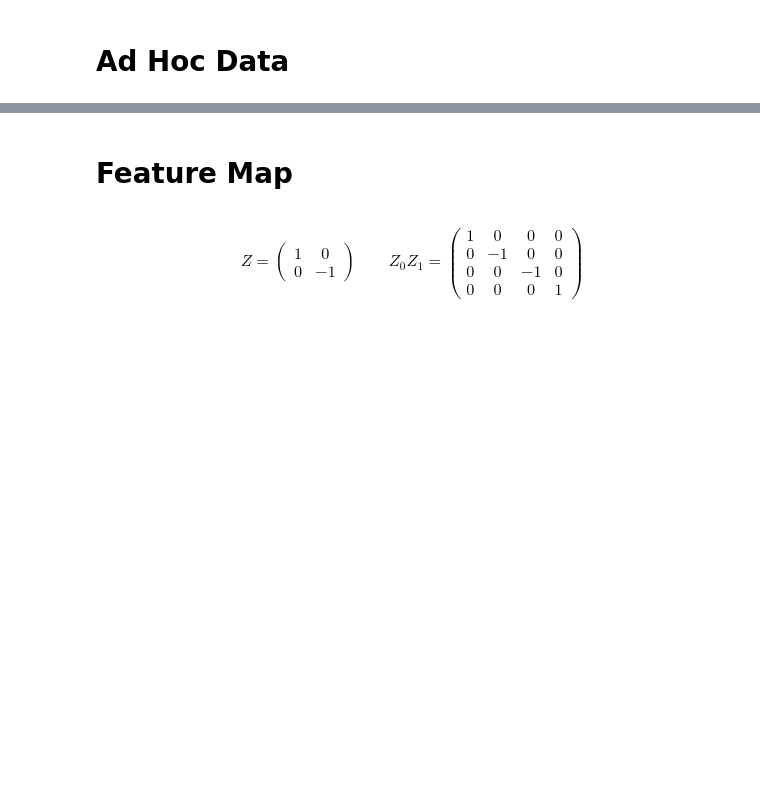
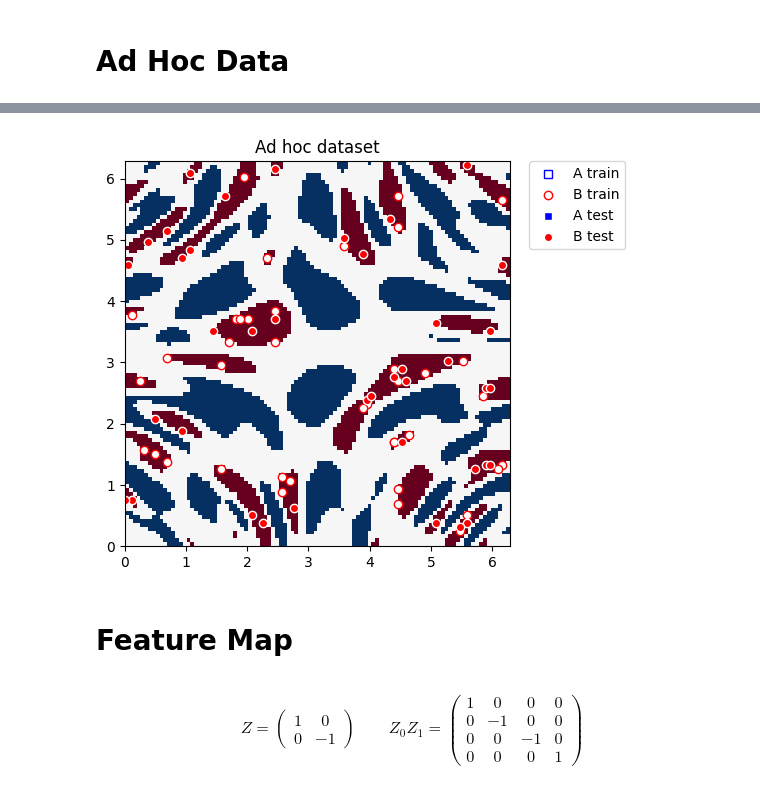
Before and after one commit to mtv47/bachelor-project, a Jupyter notebook: project.ipynb, the cells around one changed output, grey strips where cells are left out. Drawn from its saved outputs; the diff is of its cells as text; code cells hidden in the pictures; blank space fills up the shorter version.

```diff
--- a/project.ipynb
+++ b/project.ipynb
@@ -12,6 +13,40 @@ from qiskit_aer import AerSimulator
 sim = AerSimulator()
 # %% [markdown]
 # Ad Hoc Data
+# %%
+def plot_features(ax, features, labels, class_label, marker, face, edge, label):
+    ax.scatter(
+        # x coordinate of labels where class is class_label
+        features[np.where(labels[:] == class_label), 0],
+        # y coordinate of labels where class is class_label
+        features[np.where(labels[:] == class_label), 1],
+        marker=marker,
+        facecolors=face,
+        edgecolors=edge,
+        label=label,
+    )
+# %%
+def plot_dataset(train_features, train_labels, test_features, test_labels, adhoc_total):
+
+    plt.figure(figsize=(5, 5))
+    plt.ylim(0, 2 * np.pi)
+    plt.xlim(0, 2 * np.pi)
+    plt.imshow(
+        np.asmatrix(adhoc_total).T,
+        interpolation="nearest",
+        origin="lower",
+        cmap="RdBu",
+        extent=[0, 2 * np.pi, 0, 2 * np.pi],
+    )
+    plot_features(plt, train_features, train_labels, 0, "s", "w", "b", "A train")
+    plot_features(plt, train_features, train_labels, 1, "o", "w", "r", "B train")
+    plot_features(plt, test_features, test_labels, 0, "s", "b", "w", "A test")
+    plot_features(plt, test_features, test_labels, 1, "o", "r", "w", "B test")
+
+    plt.legend(bbox_to_anchor=(1.05, 1), loc="upper left", borderaxespad=0.0)
+    plt.title("Ad hoc dataset")
+
+    plt.show()
 # %%
 train_features, train_labels, test_features, test_labels, adhoc_total = ad_hoc_data(
     training_size=40,
@@ -41,6 +76,10 @@ Test labels[-1 -1 -1 -1 -1 -1 -1 -1 -1 -1 -1 -1 -1 -1 -1 -1 -1 -1 -1 -1 -1 -1 -1
   1  1  1  1  1  1  1  1]
 Size of training data(80, 2) (80,)
 Size of test data(80, 2) (80,)
+# %%
+plot_dataset(train_features, train_labels, test_features, test_labels, adhoc_total)
+# %% [output]
+[figure, added]
 # %% [markdown]
 # Feature Map
 # %% [markdown]
```
Also changed, not shown: parts of 10 cells of this notebook.
